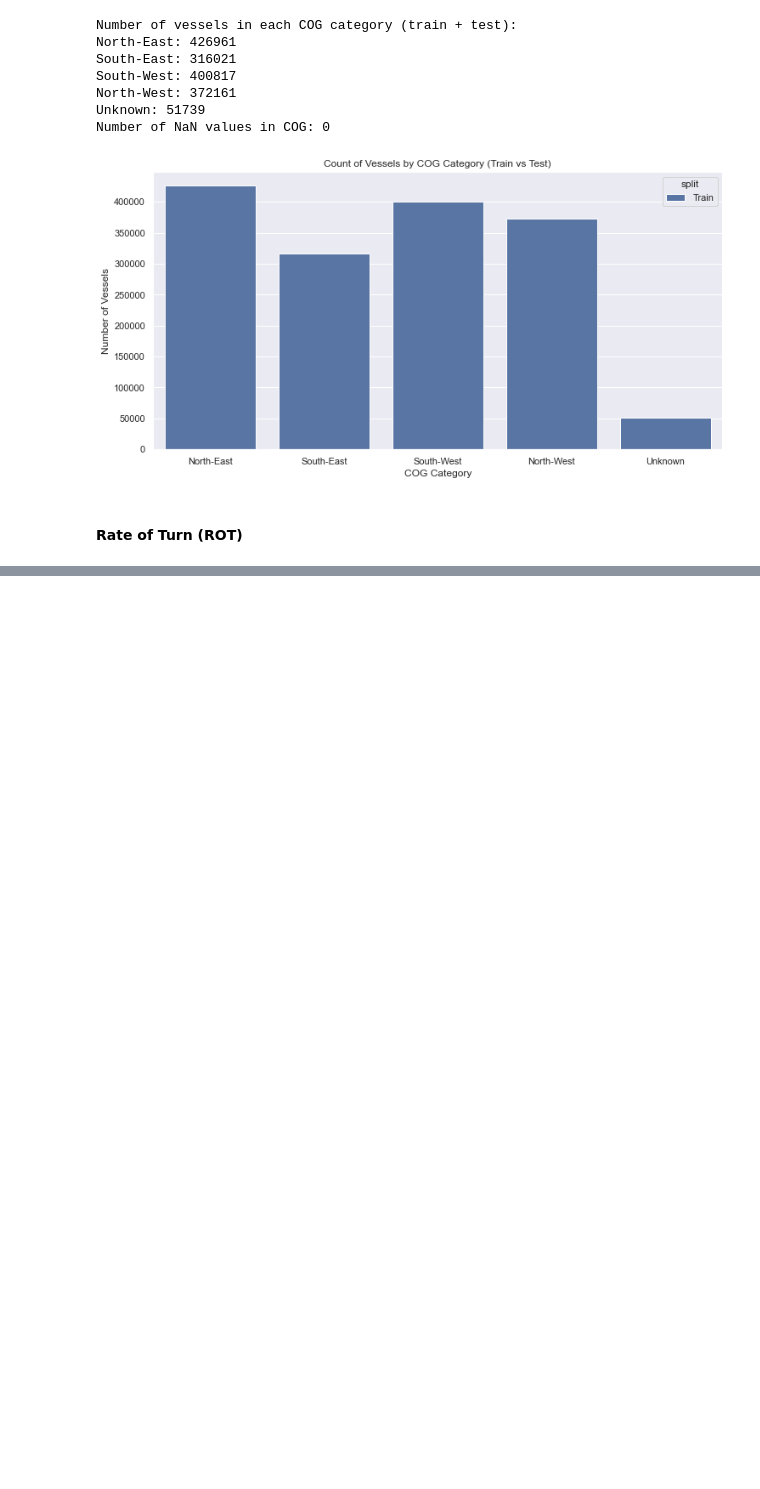
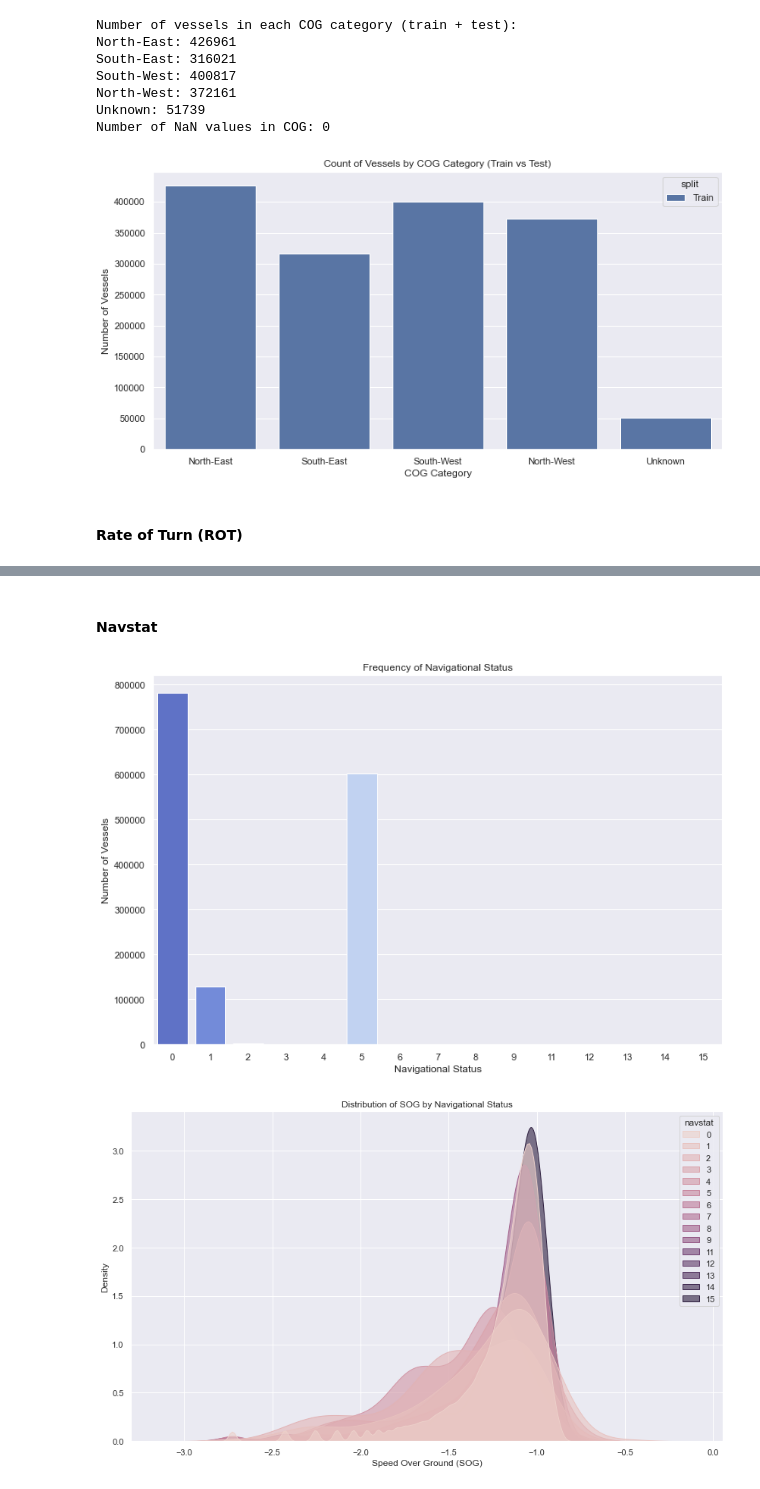
Before and after one commit to ThomasNitsche99/A-laget-ML-bajas, a Jupyter notebook: notebooks/long_notebook.ipynb, the cells around one changed output, grey strips where cells are left out. Saved outputs shown, nothing was run; the diff lists cells and outputs as text; code cells hidden in the pictures; blank space fills up the shorter version.

```diff
--- a/notebooks/long_notebook.ipynb
+++ b/notebooks/long_notebook.ipynb
@@ -616,0 +638,21 @@ plt.show()
+# %% [markdown]
+#### Navstat
+# %%
+# Count plot for navigational status
+plt.figure(figsize=(12, 8))
+sns.countplot(x='navstat', data=data.train, palette='coolwarm')
+plt.title('Frequency of Navigational Status')
+plt.xlabel('Navigational Status')
+plt.ylabel('Number of Vessels')
+plt.show()
+
+# Optional: KDE plot for SOG segmented by navigational status to see speed patterns based on navstat
+plt.figure(figsize=(14, 8))
+sns.kdeplot(data=data.train, x='sog', hue='navstat', fill=True, common_norm=False, alpha=0.6)
+plt.title('Distribution of SOG by Navigational Status')
+plt.xlabel('Speed Over Ground (SOG)')
+plt.ylabel('Density')
+plt.show()
+# %% [output]
+[figure, added]
+[figure, added]
```
Also changed, not shown: parts of 4 cells of this notebook.
